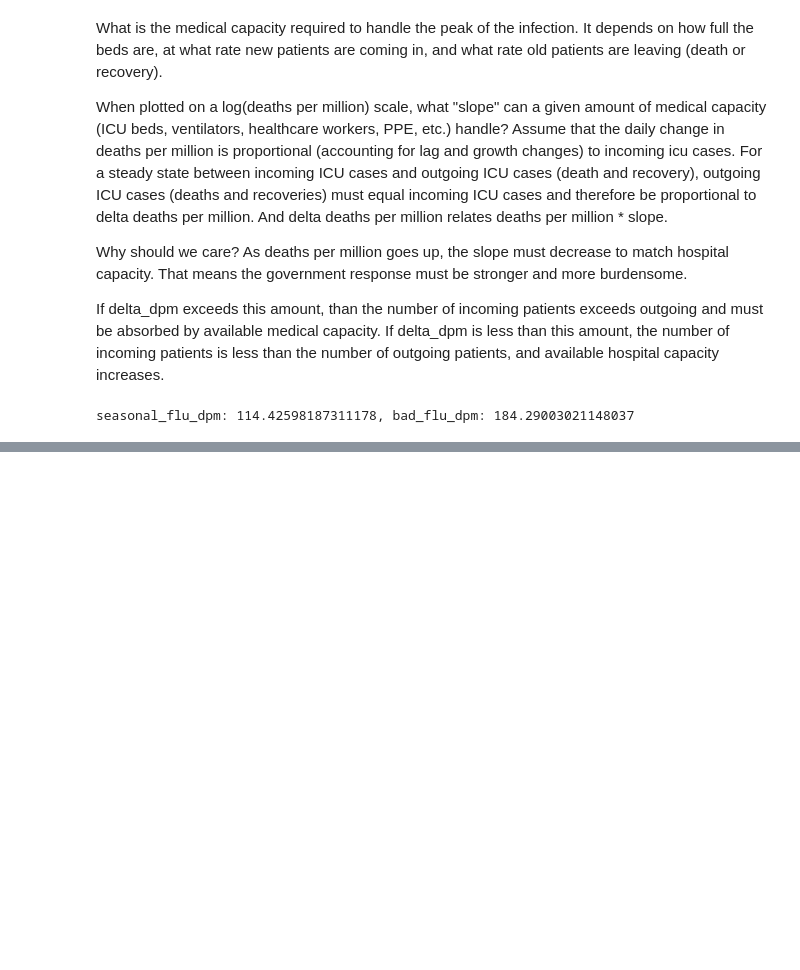
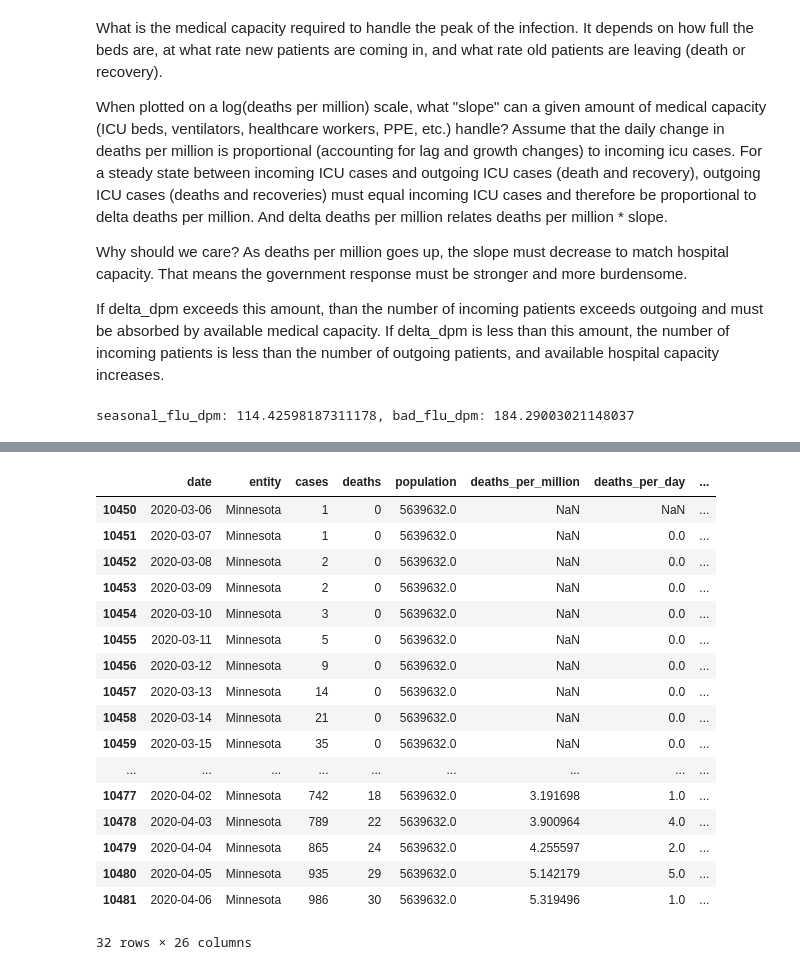
Before and after one commit to todddeluca/coronavirus, a Jupyter notebook: coronavirus_death_rate.ipynb, the cells around one changed output, grey strips where cells are left out. Saved outputs shown, nothing was run; the diff lists cells and outputs as text; code cells hidden in the pictures; blank space fills up the shorter version.

```diff
--- a/coronavirus_death_rate.ipynb
+++ b/coronavirus_death_rate.ipynb
@@ -700,0 +674,21 @@ TypeError: plot_trajectories() got an unexpected keyword argument 'col'
+# %%
+df[df['entity'] == 'Minnesota']
+# %% [output]
+|  | date | entity | cases | deaths | population | deaths_per_million | deaths_per_day | ... |
+| 10450 | 2020-03-06 | Minnesota | 1 | 0 | 5639632.0 | NaN | NaN | ... |
+| 10451 | 2020-03-07 | Minnesota | 1 | 0 | 5639632.0 | NaN | 0.0 | ... |
+| 10452 | 2020-03-08 | Minnesota | 2 | 0 | 5639632.0 | NaN | 0.0 | ... |
+| 10453 | 2020-03-09 | Minnesota | 2 | 0 | 5639632.0 | NaN | 0.0 | ... |
+| 10454 | 2020-03-10 | Minnesota | 3 | 0 | 5639632.0 | NaN | 0.0 | ... |
+| 10455 | 2020-03-11 | Minnesota | 5 | 0 | 5639632.0 | NaN | 0.0 | ... |
+| 10456 | 2020-03-12 | Minnesota | 9 | 0 | 5639632.0 | NaN | 0.0 | ... |
+| 10457 | 2020-03-13 | Minnesota | 14 | 0 | 5639632.0 | NaN | 0.0 | ... |
+| 10458 | 2020-03-14 | Minnesota | 21 | 0 | 5639632.0 | NaN | 0.0 | ... |
+| 10459 | 2020-03-15 | Minnesota | 35 | 0 | 5639632.0 | NaN | 0.0 | ... |
+| ... | ... | ... | ... | ... | ... | ... | ... | ... |
+| 10477 | 2020-04-02 | Minnesota | 742 | 18 | 5639632.0 | 3.191698 | 1.0 | ... |
+| 10478 | 2020-04-03 | Minnesota | 789 | 22 | 5639632.0 | 3.900964 | 4.0 | ... |
+| 10479 | 2020-04-04 | Minnesota | 865 | 24 | 5639632.0 | 4.255597 | 2.0 | ... |
+| 10480 | 2020-04-05 | Minnesota | 935 | 29 | 5639632.0 | 5.142179 | 5.0 | ... |
+| 10481 | 2020-04-06 | Minnesota | 986 | 30 | 5639632.0 | 5.319496 | 1.0 | ... |
+32 rows × 26 columns
```
Also changed, not shown: parts of 13 cells of this notebook, 7 other files.
